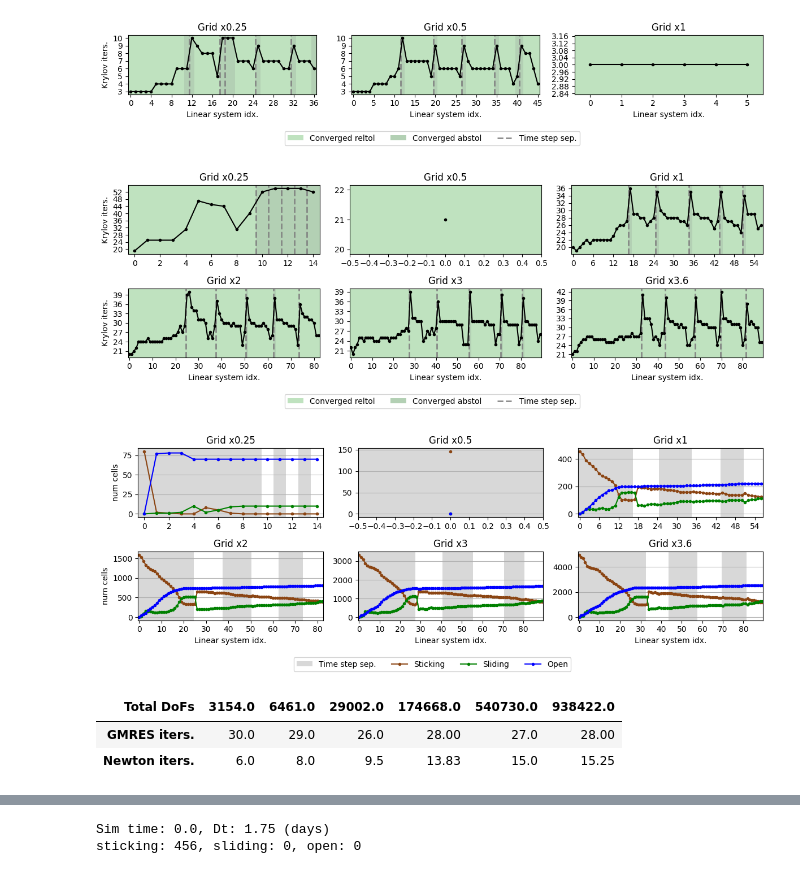
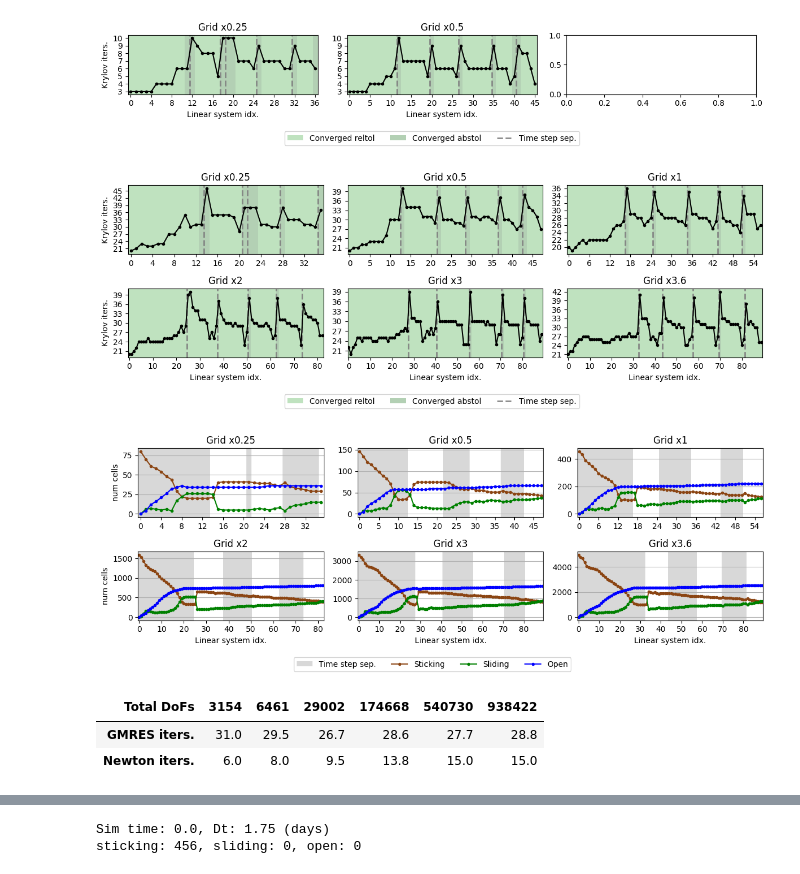
Before and after one commit to pmgbergen/FTHM-Solver, a Jupyter notebook: experiments/experiment_mandel_3_results.ipynb, the cells around one changed output, grey strips where cells are left out. Saved outputs shown, nothing was run; the diff lists cells and outputs as text; code cells hidden in the pictures.

```diff
--- a/experiments/experiment_mandel_3_results.ipynb
+++ b/experiments/experiment_mandel_3_results.ipynb
@@ -5,35 +5,35 @@ from matplotlib import pyplot as plt
 from plot_utils import *
 import porepy as pp
 # %%
-grid_refinement = [0.25, 0.5, 1]
+grid_refinement = [0.25, 0.5, ]
 
 data = {}
 names = {}
 for i, g in enumerate(grid_refinement):
     data[i] = load_data(f"../stats/stats_geo0.3x{g}_sol{21}_ph{1}_bb{2}_fr{1}.json")
     names[i] = f"Grid x{g}"
 
 
 shape = [1, 3]
 figsize = (12, 2)
 
 
 
 def render_element(entry: list[TimeStepStats]):
     color_converged_reason(entry)
     # color_sticking_sliding_open(entry)
 
     color_time_steps(entry, fill=False, legend=True)
     plt.gca().grid(False)
     set_integer_ticks("vertical")
     plt.plot(get_gmres_iterations(entry), marker=".", color="black")
 
 
 plot_grid(
     data, render_element, shape=shape, figsize=figsize, legend=True, ax_titles=names
 )
 # %% [output]
-[figure, old version]
+[figure, new version]
 # %%
 grid_refinement = [0.25, 0.5, 1, 2, 3, 3.6, ]
 
@@ -62,7 +62,7 @@ plot_grid(
     data, render_element, shape=shape, figsize=figsize, legend=True, ax_titles=names
 )
 # %% [output]
-[figure, old version]
+[figure, new version]
 # %%
 def render_element(i: int, entry: Sequence[TimeStepStats]):
     st, sl, op = get_num_sticking_sliding_open(entry)
@@ -86,14 +86,14 @@ plot_grid(
 )
 # plt.savefig(save_path + 'fracture_length.pdf', bbox_inches='tight')
 # %% [output]
-[figure, old version]
+[figure, new version]
 # %%
 from collections import defaultdict
 import pandas as pd
 
 table = defaultdict(lambda: [])
 
-NDIGITS = 2
+NDIGITS = 1
 
 
 for g in grid_refinement:
@@ -101,8 +101,15 @@ for g in grid_refinement:
     entry = load_data(f"../stats/{stats_name}")
     dofs_info = load_data(f"../stats/dofs_info_{stats_name}")
     total_dofs = dofs_info["total dofs"]
-    table["Total DoFs"].append(int(total_dofs))
-    table["GMRES iters."].append(int(np.mean(get_gmres_iterations(entry))))
+    table["Total DoFs"].append(str(total_dofs))
+
+    # if g in [0.25, 0.5]:
+    #     # direct = load_data(f"../stats/stats_geo0.3x{g}_sol{21}_ph{1}_bb{2}_fr{1}.json")
+    #     table["GMRES dir."].append(int(np.mean(get_gmres_iterations(direct))))
+    # else:
+    #     table["GMRES dir."].append('-')
+
+    table["GMRES iters."].append(round(np.mean(get_gmres_iterations(entry)), NDIGITS))
     table['Newton iters.'].append(round(np.mean(get_newton_iterations(entry)), NDIGITS))
 
     converged_reason = get_petsc_converged_reason(entry)
@@ -114,6 +121,6 @@ table = table[1:]
 table.columns.name = 'Total DoFs'
 table
 # %% [output]
-| Total DoFs | 3154.0 | 6461.0 | 29002.0 | 174668.0 | 540730.0 | 938422.0 |
-| GMRES iters. | 30.0 | 29.0 | 26.0 | 28.00 | 27.0 | 28.00 |
-| Newton iters. | 6.0 | 8.0 | 9.5 | 13.83 | 15.0 | 15.25 |
+| Total DoFs | 3154 | 6461 | 29002 | 174668 | 540730 | 938422 |
+| GMRES iters. | 31.0 | 29.5 | 26.7 | 28.6 | 27.7 | 28.8 |
+| Newton iters. | 6.0 | 8.0 | 9.5 | 13.8 | 15.0 | 15.0 |
```
Also changed, not shown: parts of 1 cell of this notebook, 5 other files.
